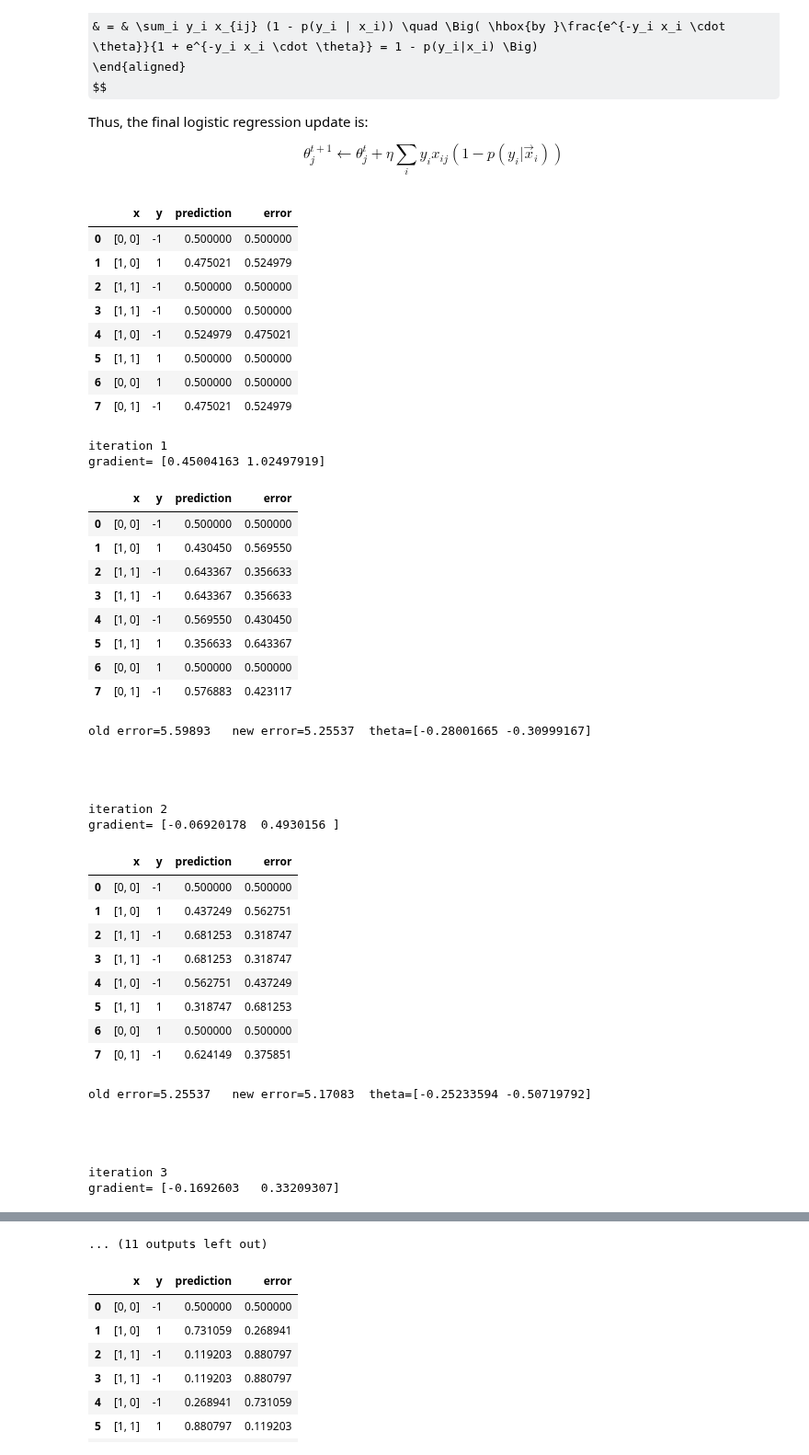
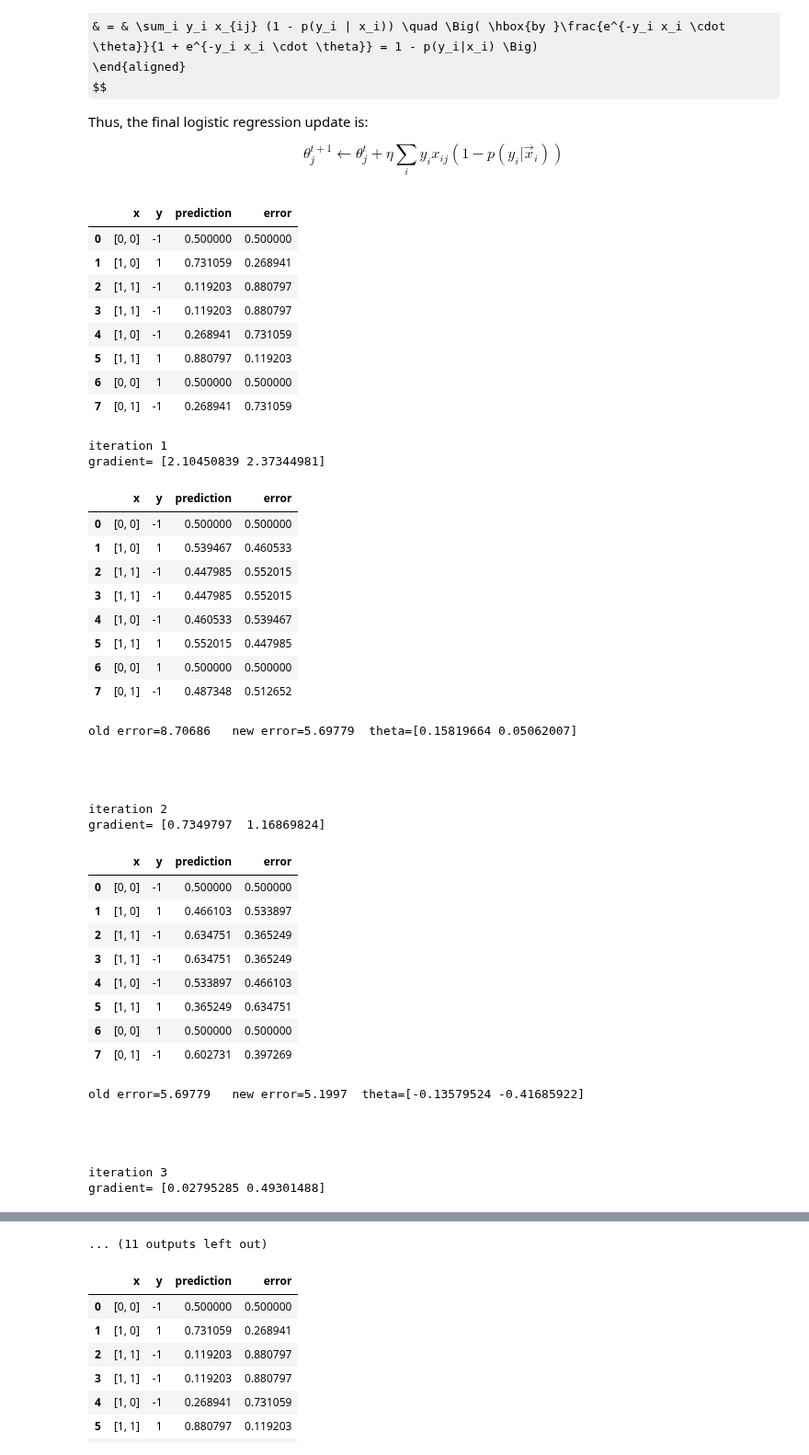
Before and after one commit to tulane-cmps6730/main, a Jupyter notebook: lec/classify/logistic.ipynb, the cells around one changed output, grey strips where cells are left out. Shown at 92% size. Drawn from its saved outputs; the diff is of its cells as text; code cells hidden in the pictures; some formulas as TeX source.

```diff
--- a/lec/classify/logistic.ipynb
+++ b/lec/classify/logistic.ipynb
@@ -584,51 +584,50 @@ def gradient_logistic(theta, D):
     return -1 * result
 # %%
 theta = npa([1.,1.])
-theta = npa([-.1, .1])
 gradient_descent(gradient_logistic, nll, theta, .4, D, .01, 50)
 # %% [output]
 |  | x | y | prediction | error |
 | 0 | [0, 0] | -1 | 0.500000 | 0.500000 |
-| 1 | [1, 0] | 1 | 0.475021 | 0.524979 |
-| 2 | [1, 1] | -1 | 0.500000 | 0.500000 |
-| 3 | [1, 1] | -1 | 0.500000 | 0.500000 |
-| 4 | [1, 0] | -1 | 0.524979 | 0.475021 |
-| 5 | [1, 1] | 1 | 0.500000 | 0.500000 |
+| 1 | [1, 0] | 1 | 0.731059 | 0.268941 |
+| 2 | [1, 1] | -1 | 0.119203 | 0.880797 |
+| 3 | [1, 1] | -1 | 0.119203 | 0.880797 |
+| 4 | [1, 0] | -1 | 0.268941 | 0.731059 |
+| 5 | [1, 1] | 1 | 0.880797 | 0.119203 |
 | 6 | [0, 0] | 1 | 0.500000 | 0.500000 |
-| 7 | [0, 1] | -1 | 0.475021 | 0.524979 |
+| 7 | [0, 1] | -1 | 0.268941 | 0.731059 |
 iteration 1
-gradient= [0.45004163 1.02497919]
+gradient= [2.10450839 2.37344981]
 |  | x | y | prediction | error |
 | 0 | [0, 0] | -1 | 0.500000 | 0.500000 |
-| 1 | [1, 0] | 1 | 0.430450 | 0.569550 |
-| 2 | [1, 1] | -1 | 0.643367 | 0.356633 |
-| 3 | [1, 1] | -1 | 0.643367 | 0.356633 |
-| 4 | [1, 0] | -1 | 0.569550 | 0.430450 |
-| 5 | [1, 1] | 1 | 0.356633 | 0.643367 |
+| 1 | [1, 0] | 1 | 0.539467 | 0.460533 |
+| 2 | [1, 1] | -1 | 0.447985 | 0.552015 |
+| 3 | [1, 1] | -1 | 0.447985 | 0.552015 |
+| 4 | [1, 0] | -1 | 0.460533 | 0.539467 |
+| 5 | [1, 1] | 1 | 0.552015 | 0.447985 |
 | 6 | [0, 0] | 1 | 0.500000 | 0.500000 |
-| 7 | [0, 1] | -1 | 0.576883 | 0.423117 |
+| 7 | [0, 1] | -1 | 0.487348 | 0.512652 |
-old error=5.59893   new error=5.25537  theta=[-0.28001665 -0.30999167]
+old error=8.70686   new error=5.69779  theta=[0.15819664 0.05062007]
 
 
 
 
 iteration 2
-gradient= [-0.06920178  0.4930156 ]
+gradient= [0.7349797  1.16869824]
 |  | x | y | prediction | error |
 | 0 | [0, 0] | -1 | 0.500000 | 0.500000 |
-| 1 | [1, 0] | 1 | 0.437249 | 0.562751 |
-| 2 | [1, 1] | -1 | 0.681253 | 0.318747 |
-| 3 | [1, 1] | -1 | 0.681253 | 0.318747 |
-| 4 | [1, 0] | -1 | 0.562751 | 0.437249 |
-| 5 | [1, 1] | 1 | 0.318747 | 0.681253 |
+| 1 | [1, 0] | 1 | 0.466103 | 0.533897 |
+| 2 | [1, 1] | -1 | 0.634751 | 0.365249 |
+| 3 | [1, 1] | -1 | 0.634751 | 0.365249 |
+| 4 | [1, 0] | -1 | 0.533897 | 0.466103 |
+| 5 | [1, 1] | 1 | 0.365249 | 0.634751 |
 | 6 | [0, 0] | 1 | 0.500000 | 0.500000 |
-| 7 | [0, 1] | -1 | 0.624149 | 0.375851 |
+| 7 | [0, 1] | -1 | 0.602731 | 0.397269 |
-old error=5.25537   new error=5.17083  theta=[-0.25233594 -0.50719792]
+old error=5.69779   new error=5.1997  theta=[-0.13579524 -0.41685922]
 
 
 
 
 iteration 3
-gradient= [-0.1692603   0.33209307]
+gradient= [0.02795285 0.49301488]
 |  | x | y | prediction | error |
 | 0 | [0, 0] | -1 | 0.500000 | 0.500000 |
```
Also changed, not shown: parts of 1 cell of this notebook, 1 other file.
